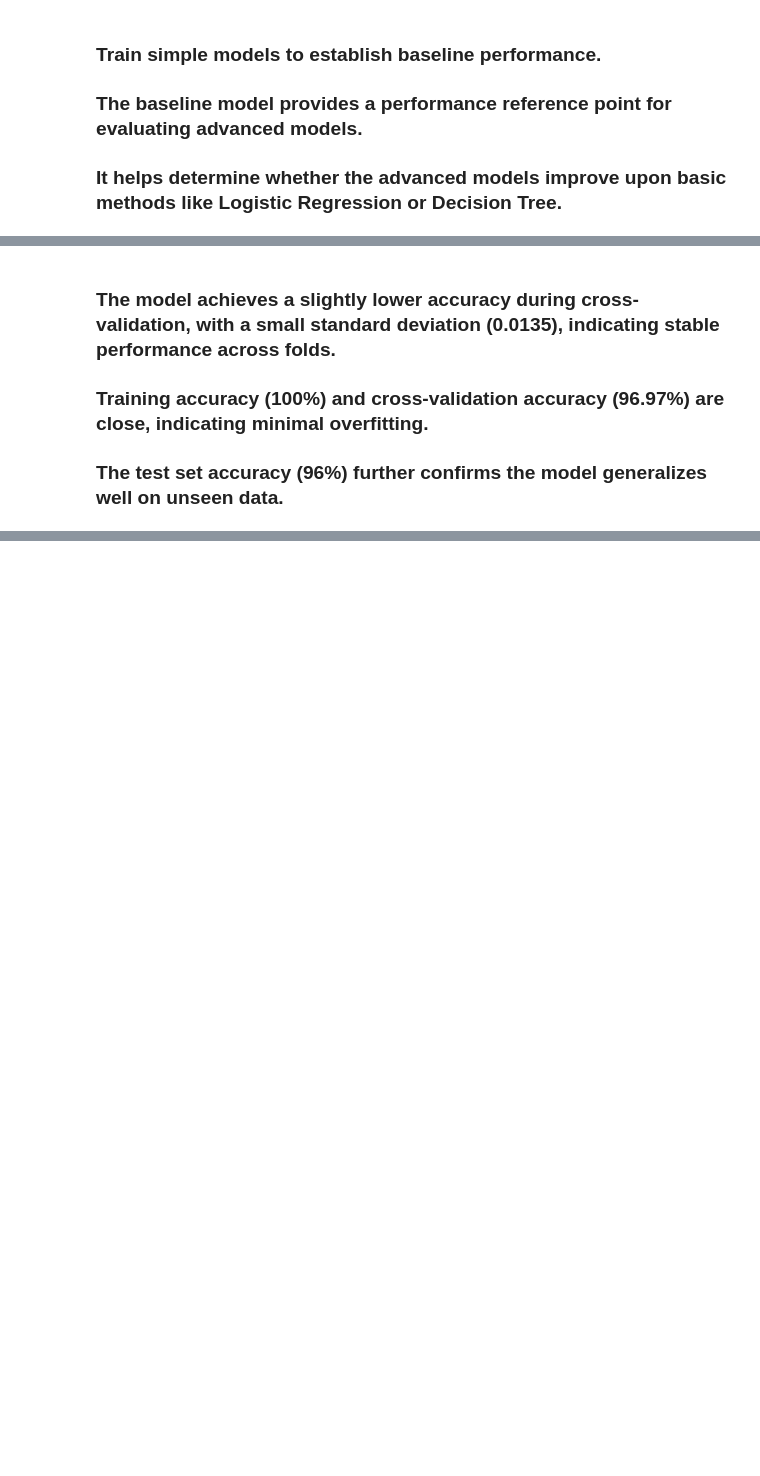
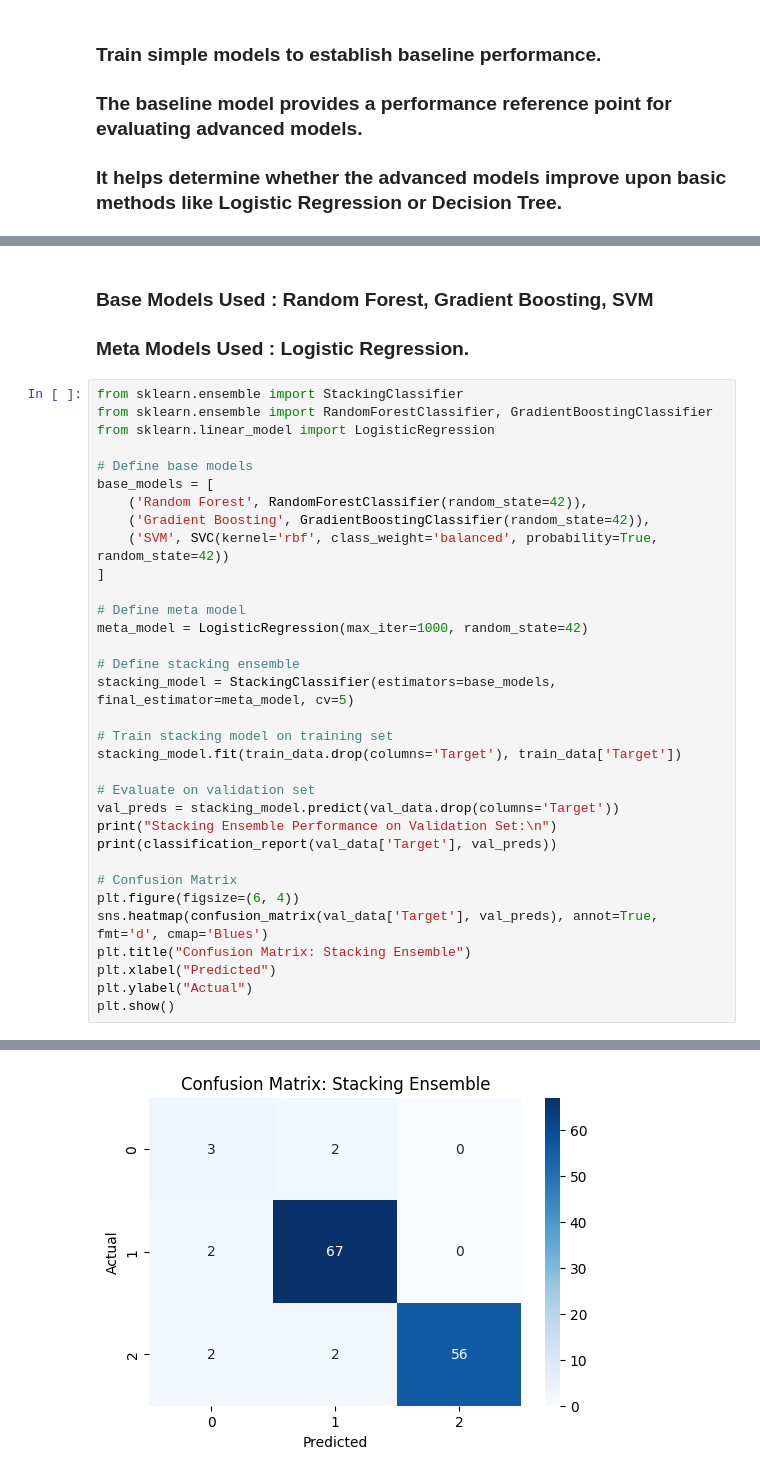
Before and after one commit to burikyali/burikyali, a Jupyter notebook: ml-video-conferencing-analysis.ipynb, the cells around one changed output, grey strips where cells are left out. Drawn from its saved outputs; the diff is of its cells as text; blank space fills up the shorter version.

```diff
--- a/ml-video-conferencing-analysis.ipynb
+++ b/ml-video-conferencing-analysis.ipynb
@@ -1966,4 +1828,37 @@ Confusion Matrix:
-# %% [markdown]
-### **The model achieves a slightly lower accuracy during cross-validation, with a small standard deviation (0.0135), indicating stable performance across folds.**
-### **Training accuracy (100%) and cross-validation accuracy (96.97%) are close, indicating minimal overfitting.**
-### **The test set accuracy (96%) further confirms the model generalizes well on unseen data.**
+# %% [markdown]
+### Base Models Used : Random Forest, Gradient Boosting, SVM
+### Meta Models Used : Logistic Regression.
+# %%
+from sklearn.ensemble import StackingClassifier
+from sklearn.ensemble import RandomForestClassifier, GradientBoostingClassifier
+from sklearn.linear_model import LogisticRegression
+
+# Define base models
+base_models = [
+    ('Random Forest', RandomForestClassifier(random_state=42)),
+    ('Gradient Boosting', GradientBoostingClassifier(random_state=42)),
+    ('SVM', SVC(kernel='rbf', class_weight='balanced', probability=True, random_state=42))
+]
+
+# Define meta model
+meta_model = LogisticRegression(max_iter=1000, random_state=42)
+
+# Define stacking ensemble
+stacking_model = StackingClassifier(estimators=base_models, final_estimator=meta_model, cv=5)
+
+# Train stacking model on training set
+stacking_model.fit(train_data.drop(columns='Target'), train_data['Target'])
+
+# Evaluate on validation set
+val_preds = stacking_model.predict(val_data.drop(columns='Target'))
+print("Stacking Ensemble Performance on Validation Set:\n")
+print(classification_report(val_data['Target'], val_preds))
+
+# Confusion Matrix
+plt.figure(figsize=(6, 4))
+sns.heatmap(confusion_matrix(val_data['Target'], val_preds), annot=True, fmt='d', cmap='Blues')
+plt.title("Confusion Matrix: Stacking Ensemble")
+plt.xlabel("Predicted")
+plt.ylabel("Actual")
+plt.show()
+# %% [output]
@@ -1969,0 +1876 @@ Confusion Matrix:
+[figure, added]
```
Also changed, not shown: parts of 54 cells of this notebook.
